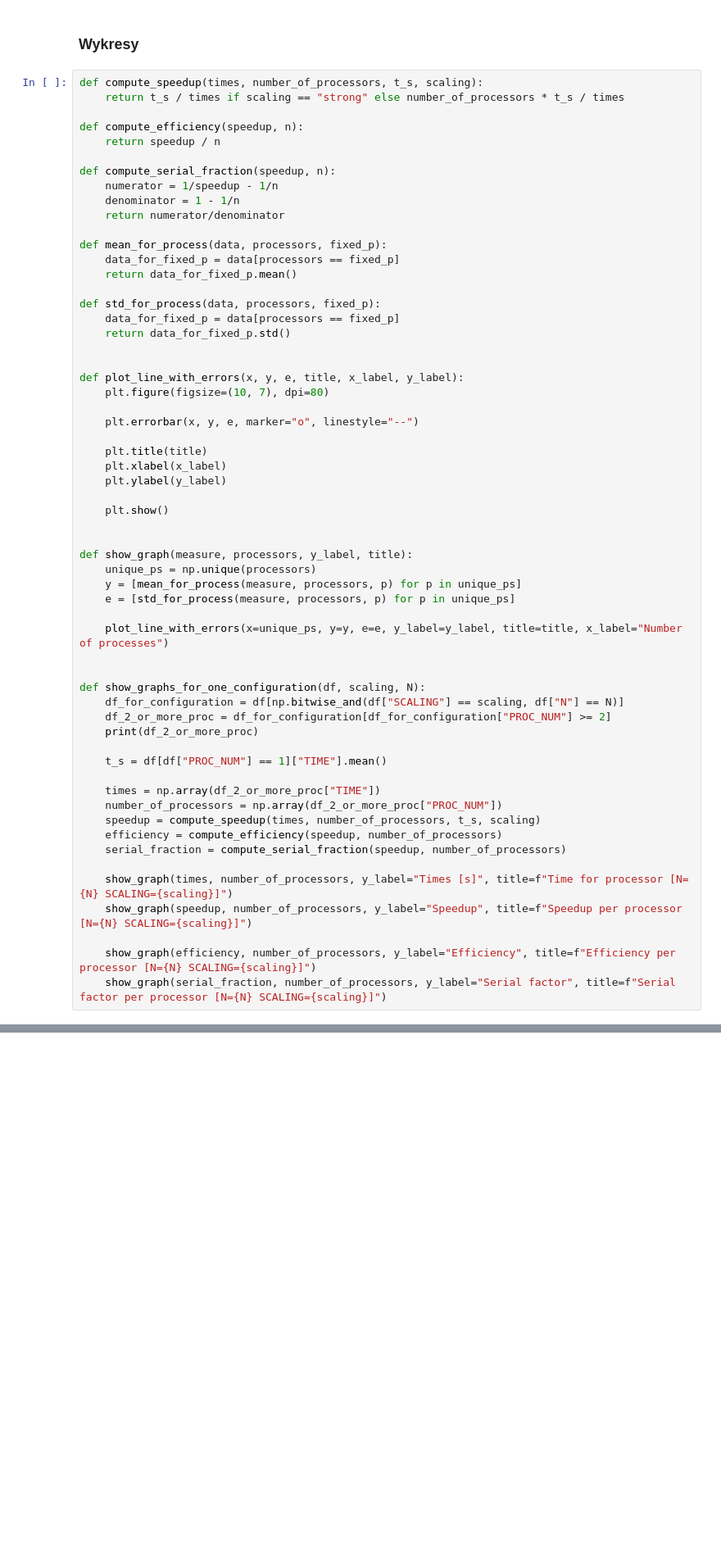
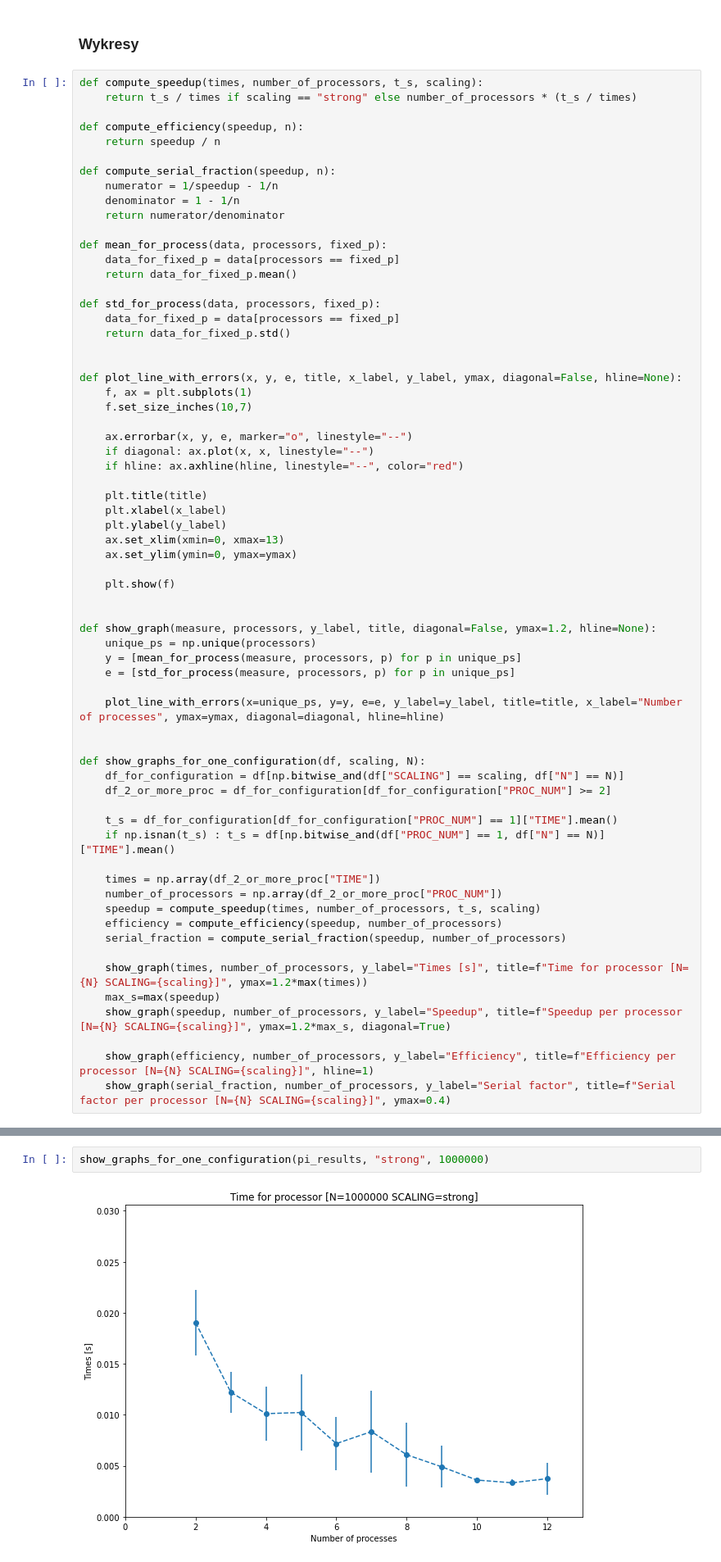
Before and after one commit to pkrucz00/parallel-programming, a Jupyter notebook: mpi/MPI - Paweł Kruczkiewicz.ipynb, the cells around one changed output, grey strips where cells are left out. Shown: that part at 82% size. Cells and saved outputs as stored; diff of their text form; blank space fills up the shorter version.

```diff
--- a/mpi/MPI - Paweł Kruczkiewicz.ipynb
+++ b/mpi/MPI - Paweł Kruczkiewicz.ipynb
@@ -703,7 +703,7 @@ Widzimy, że wraz z większą liczbą punktów wzrasta dokładność pomiarów.
 ### Wykresy
 # %%
 def compute_speedup(times, number_of_processors, t_s, scaling):
-    return t_s / times if scaling == "strong" else number_of_processors * t_s / times
+    return t_s / times if scaling == "strong" else number_of_processors * (t_s / times)
 
 def compute_efficiency(speedup, n):
     return speedup / n
@@ -722,32 +722,37 @@ def std_for_process(data, processors, fixed_p):
     return data_for_fixed_p.std()
 
 
-def plot_line_with_errors(x, y, e, title, x_label, y_label):
-    plt.figure(figsize=(10, 7), dpi=80)
+def plot_line_with_errors(x, y, e, title, x_label, y_label, ymax, diagonal=False, hline=None):
+    f, ax = plt.subplots(1)
+    f.set_size_inches(10,7)
 
-    plt.errorbar(x, y, e, marker="o", linestyle="--")
+    ax.errorbar(x, y, e, marker="o", linestyle="--")
+    if diagonal: ax.plot(x, x, linestyle="--")
+    if hline: ax.axhline(hline, linestyle="--", color="red")
 
     plt.title(title)
     plt.xlabel(x_label)
     plt.ylabel(y_label)
+    ax.set_xlim(xmin=0, xmax=13)
+    ax.set_ylim(ymin=0, ymax=ymax)
 
-    plt.show()
+    plt.show(f)
 
 
-def show_graph(measure, processors, y_label, title):
+def show_graph(measure, processors, y_label, title, diagonal=False, ymax=1.2, hline=None):
     unique_ps = np.unique(processors)
     y = [mean_for_process(measure, processors, p) for p in unique_ps]
     e = [std_for_process(measure, processors, p) for p in unique_ps]
 
-    plot_line_with_errors(x=unique_ps, y=y, e=e, y_label=y_label, title=title, x_label="Number of processes")
+    plot_line_with_errors(x=unique_ps, y=y, e=e, y_label=y_label, title=title, x_label="Number of processes", ymax=ymax, diagonal=diagonal, hline=hline)
 
 
 def show_graphs_for_one_configuration(df, scaling, N):
     df_for_configuration = df[np.bitwise_and(df["SCALING"] == scaling, df["N"] == N)]
     df_2_or_more_proc = df_for_configuration[df_for_configuration["PROC_NUM"] >= 2]
-    print(df_2_or_more_proc)
 
-    t_s = df[df["PROC_NUM"] == 1]["TIME"].mean()
+    t_s = df_for_configuration[df_for_configuration["PROC_NUM"] == 1]["TIME"].mean()
+    if np.isnan(t_s) : t_s = df[np.bitwise_and(df["PROC_NUM"] == 1, df["N"] == N)]["TIME"].mean()
 
     times = np.array(df_2_or_more_proc["TIME"])
     number_of_processors = np.array(df_2_or_more_proc["PROC_NUM"])
@@ -755,8 +760,9 @@ def show_graphs_for_one_configuration(df, scaling, N):
     efficiency = compute_efficiency(speedup, number_of_processors)
     serial_fraction = compute_serial_fraction(speedup, number_of_processors)
 
-    show_graph(times, number_of_processors, y_label="Times [s]", title=f"Time for processor [N={N} SCALING={scaling}]")
-    show_graph(speedup, number_of_processors, y_label="Speedup", title=f"Speedup per processor [N={N} SCALING={scaling}]")
+    show_graph(times, number_of_processors, y_label="Times [s]", title=f"Time for processor [N={N} SCALING={scaling}]", ymax=1.2*max(times))
+    max_s=max(speedup)
+    show_graph(speedup, number_of_processors, y_label="Speedup", title=f"Speedup per processor [N={N} SCALING={scaling}]", ymax=1.2*max_s, diagonal=True)
 
-    show_graph(efficiency, number_of_processors, y_label="Efficiency", title=f"Efficiency per processor [N={N} SCALING={scaling}]")
-    show_graph(serial_fraction, number_of_processors, y_label="Serial factor", title=f"Serial factor per processor [N={N} SCALING={scaling}]")
+    show_graph(efficiency, number_of_processors, y_label="Efficiency", title=f"Efficiency per processor [N={N} SCALING={scaling}]", hline=1)
+    show_graph(serial_fraction, number_of_processors, y_label="Serial factor", title=f"Serial factor per processor [N={N} SCALING={scaling}]", ymax=0.4)
@@ -778,0 +773,4 @@ def show_graphs_for_one_configuration(df, scaling, N):
+# %%
+show_graphs_for_one_configuration(pi_results, "strong", 1000000)
+# %% [output]
+[figure, added]
```
Also changed, not shown: parts of 16 cells of this notebook.
